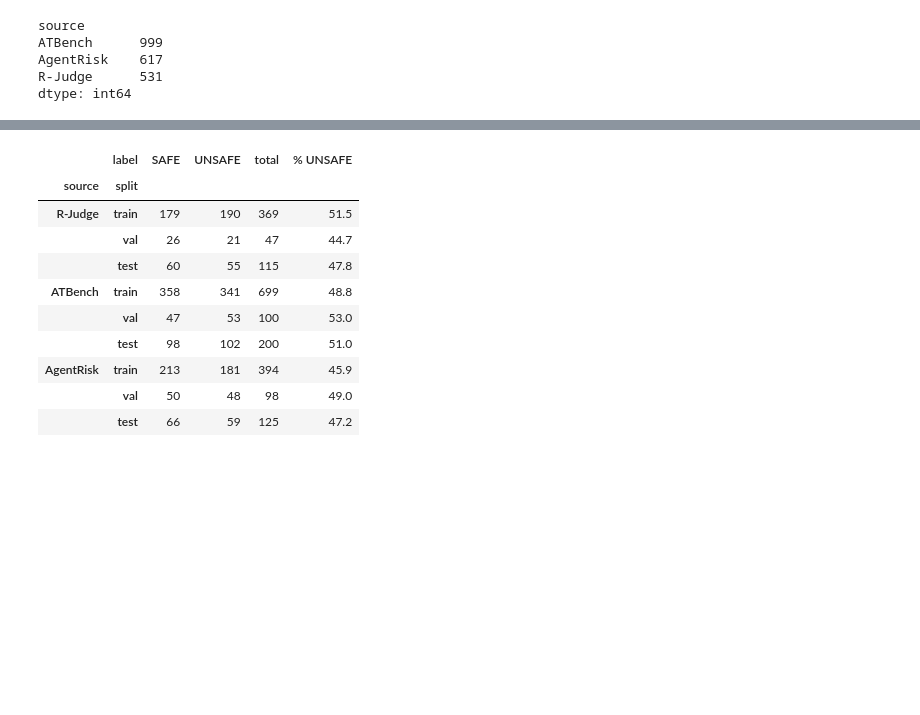
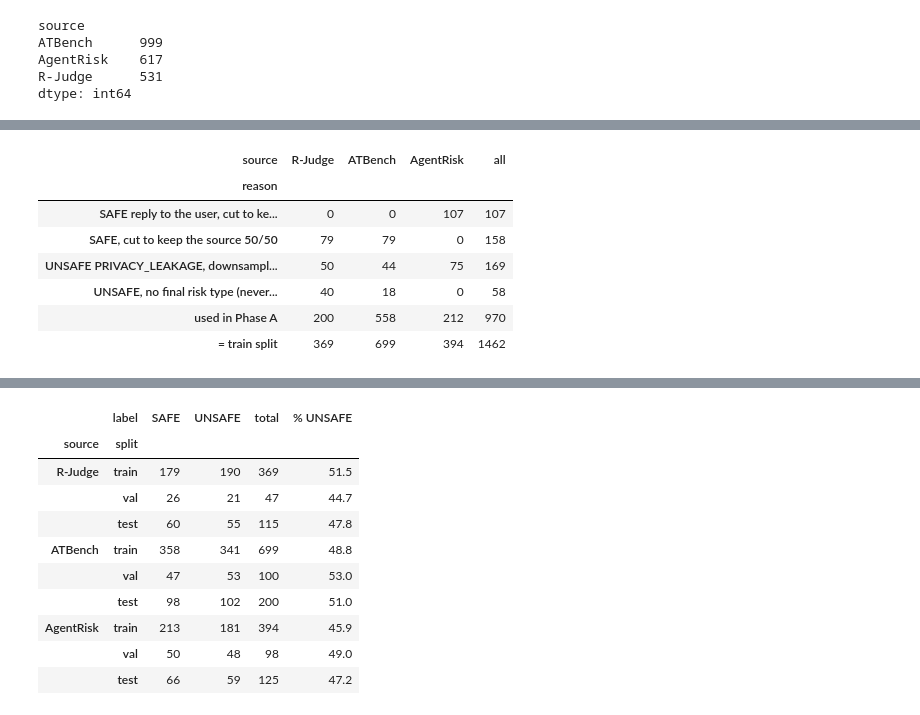
Before and after one commit to iParamModi/agent-risk-monitor, a Jupyter notebook: notebooks/external_eda.ipynb, the cells around one changed output, grey strips where cells are left out. Drawn from its saved outputs; the diff is of its cells as text; code cells hidden in the pictures; blank space fills up the shorter version.

```diff
--- a/notebooks/external_eda.ipynb
+++ b/notebooks/external_eda.ipynb
@@ -112,0 +169,38 @@ def pct_table(t):
+# %%
+# Train split -> Phase A: why each train record is in or out
+risk_type = risk_type_fn()
+recs = {}
+for src in SOURCES:
+    for line in (EXT / f"{src}.jsonl").open(encoding="utf-8"):
+        r = json.loads(line)
+        if r["split"] == "train":
+            recs[r["record_id"]] = r
+pa_ids = ids("phase_a_train")
+
+def reason(r):
+    if r["record_id"] in pa_ids:
+        return "used in Phase A"
+    if r["gold"]["risk_label"] == "UNSAFE":
+        if not risk_type(r):
+            return "UNSAFE, no final risk type (never labelled / mixed harm without hand label)"
+        if risk_type(r) == CAPPED_TYPE:
+            return f"UNSAFE {CAPPED_TYPE}, downsampled (cap = size of SECURITY)"
+        return "UNSAFE, other (should be 0)"
+    if "reply_to_user" in (r["meta"].get("flags") or ()):
+        return "SAFE reply to the user, cut to keep the source 50/50 (cut first)"
+    return "SAFE, cut to keep the source 50/50"
+
+why = pd.DataFrame([{"source": SOURCES[r["source"]], "reason": reason(r)} for r in recs.values()])
+train_flow = why.pivot_table(index="reason", columns="source", aggfunc="size", fill_value=0)[list(SOURCES.values())]
+train_flow.loc["= train split"] = train_flow.sum()
+train_flow["all"] = train_flow.sum(axis=1)
+train_flow
+# %% [output]
+| source | R-Judge | ATBench | AgentRisk | all |
+| reason |  |  |  |  |
+| SAFE reply to the user, cut to ke... | 0 | 0 | 107 | 107 |
+| SAFE, cut to keep the source 50/50 | 79 | 79 | 0 | 158 |
+| UNSAFE PRIVACY_LEAKAGE, downsampl... | 50 | 44 | 75 | 169 |
+| UNSAFE, no final risk type (never... | 40 | 18 | 0 | 58 |
+| used in Phase A | 200 | 558 | 212 | 970 |
+| = train split | 369 | 699 | 394 | 1462 |
```
Also changed, not shown: parts of 14 cells of this notebook, 1 other file.
